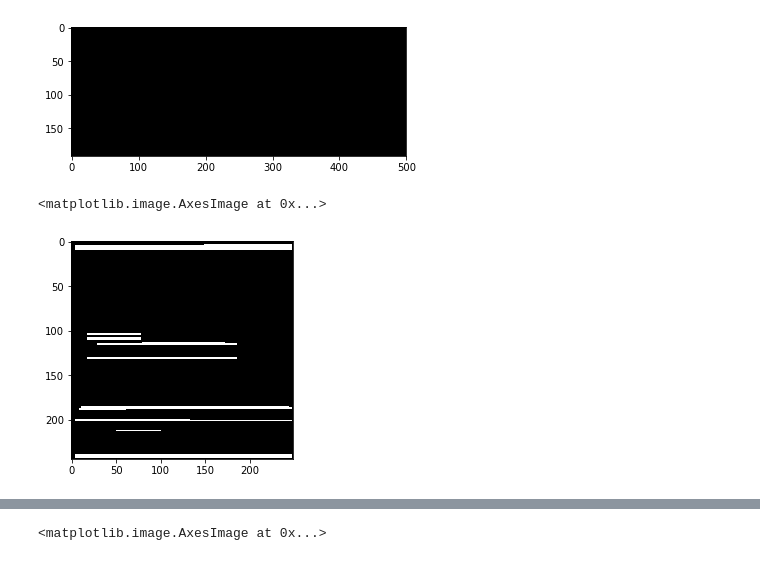
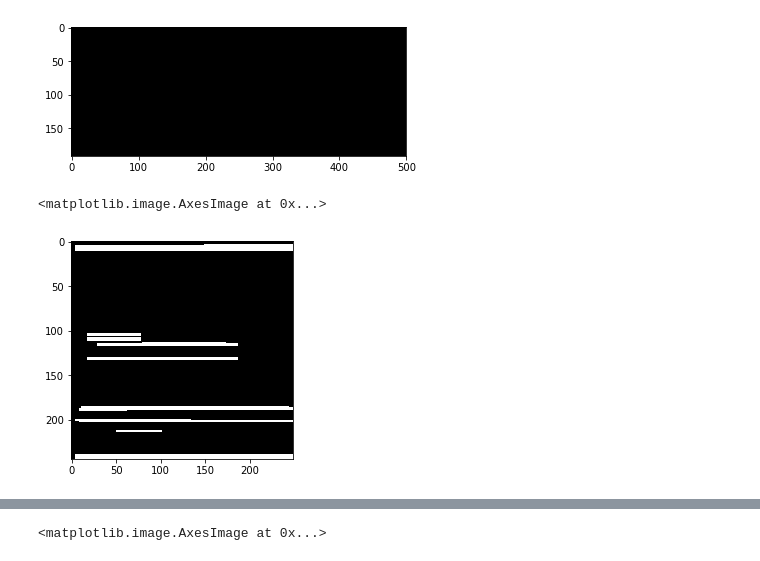
Before and after one commit to barnrang/AKB-cropper, a Jupyter notebook: Cropping.ipynb, the cells around one changed output, grey strips where cells are left out. Saved outputs shown, nothing was run; the diff lists cells and outputs as text; code cells hidden in the pictures.

```diff
--- a/Cropping.ipynb
+++ b/Cropping.ipynb
@@ -63,14 +77,14 @@ plt.imshow(image, cmap='gray')
 # %%
 kernel = np.ones((2,2),np.uint8)
 horizontalsize = np.int(th3.shape[0]/5.)
 horizontalstructure = cv2.getStructuringElement(cv2.MORPH_RECT, (horizontalsize, 1))
 erode = cv2.erode(th3,horizontalstructure,iterations = 1)
 dilate_h = cv2.dilate(erode, horizontalstructure, iterations = 1)
-dilate_h = cv2.dilate(dilate_h,kernel,iterations = 1)
+dilate_h = cv2.dilate(dilate_h,kernel,iterations = 2)
 plt.imshow(dilate_h, cmap='gray')
 # %% [output]
 <matplotlib.image.AxesImage at 0x...>
-[figure, old version]
+[figure, new version]
 # %%
 kernel = np.ones((3,3),np.uint8)
 verticalsize = np.int(th3.shape[1]/15)
```
Also changed, not shown: parts of 17 cells of this notebook, 2 other files.
